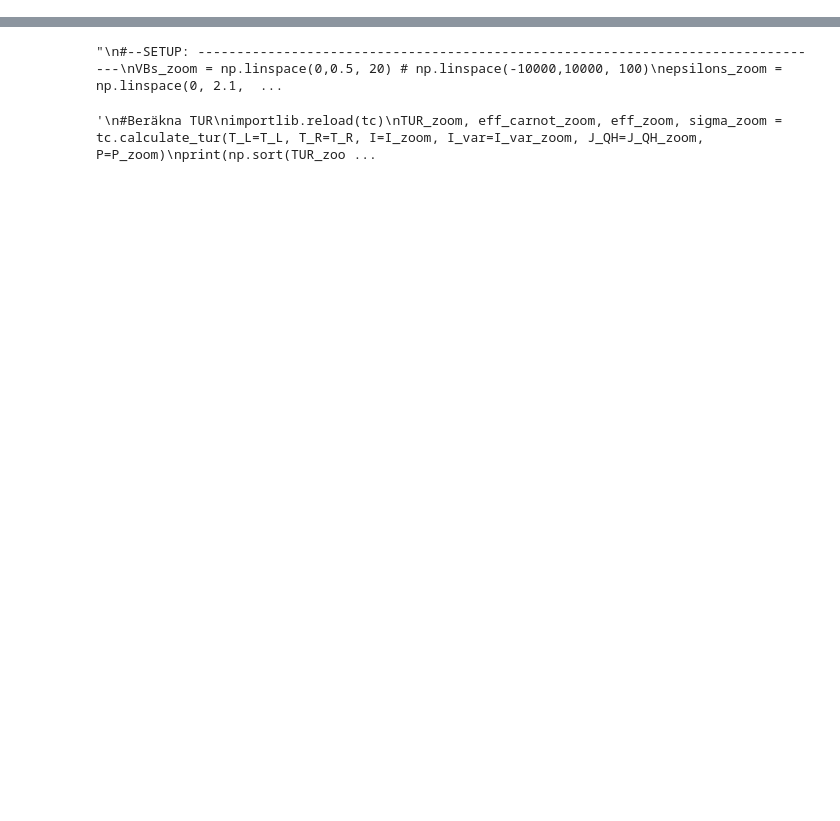
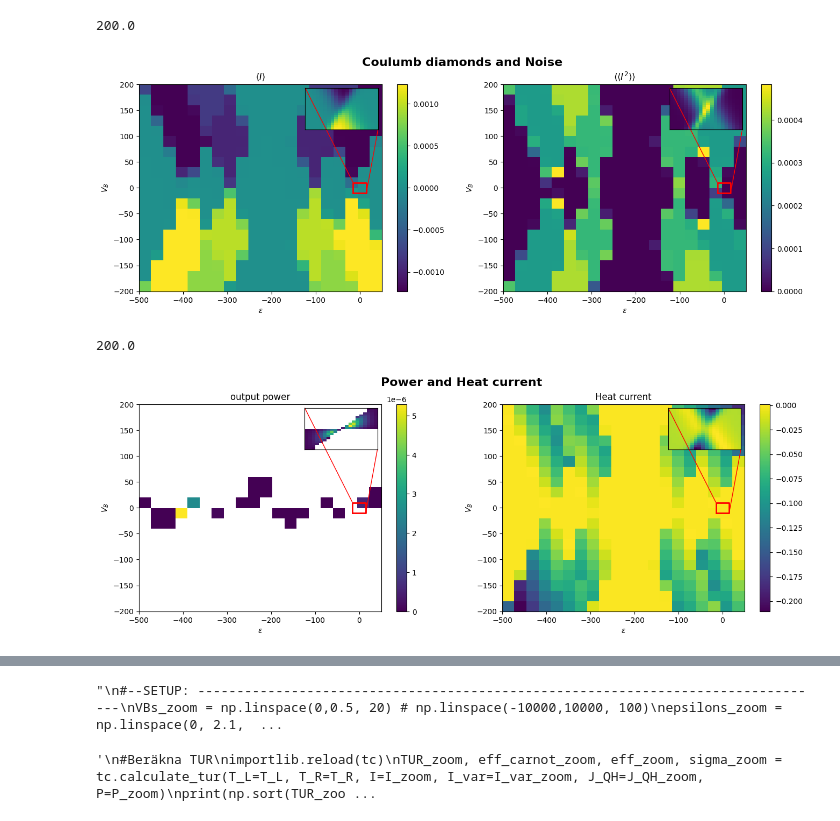
Before and after one commit to myIntSet/thermoelectrics, a Jupyter notebook: finding serial TUR violation/for presentation.ipynb, the cells around one changed output, grey strips where cells are left out. Drawn from its saved outputs; the diff is of its cells as text; code cells hidden in the pictures; blank space fills up the shorter version.

```diff
--- a/finding serial TUR violation/for presentation.ipynb
+++ b/finding serial TUR violation/for presentation.ipynb
@@ -205,3 +108,20 @@ plt.show()
+# %%
+importlib.reload(pm)
+pm.plot_zoomed_out(epsilons, VBs, I,
+                    r"$\langle I \rangle$", I_var, r"$\langle\langle I^2 \rangle\rangle$",
+                    epsilons_zoom, VBs_zoom, I_zoom, I_var_zoom, "Coulumb diamonds and Noise")
+
+P_masked = np.ma.masked_where(P <= 0, P)
+P_zoom_masked = np.ma.masked_where(P_zoom <= 0, P_zoom)
+
+pm.plot_zoomed_out(epsilons, VBs, P_masked,
+                    "output power", J_QH, "Heat current",
+                    epsilons_zoom, VBs_zoom, P_zoom_masked, J_QH_zoom, "Power and Heat current")
+# %% [output]
+200.0
+[figure, added]
+200.0
+[figure, added]
 # %%
 importlib.reload(pm)
 pm.plot_all(epsilons_zoom, VBs_zoom, I_zoom, I_var_zoom, P_zoom, J_QH_zoom, sigma_zoom, TUR_zoom)
```
Also changed, not shown: parts of 8 cells of this notebook, 1 other file.
